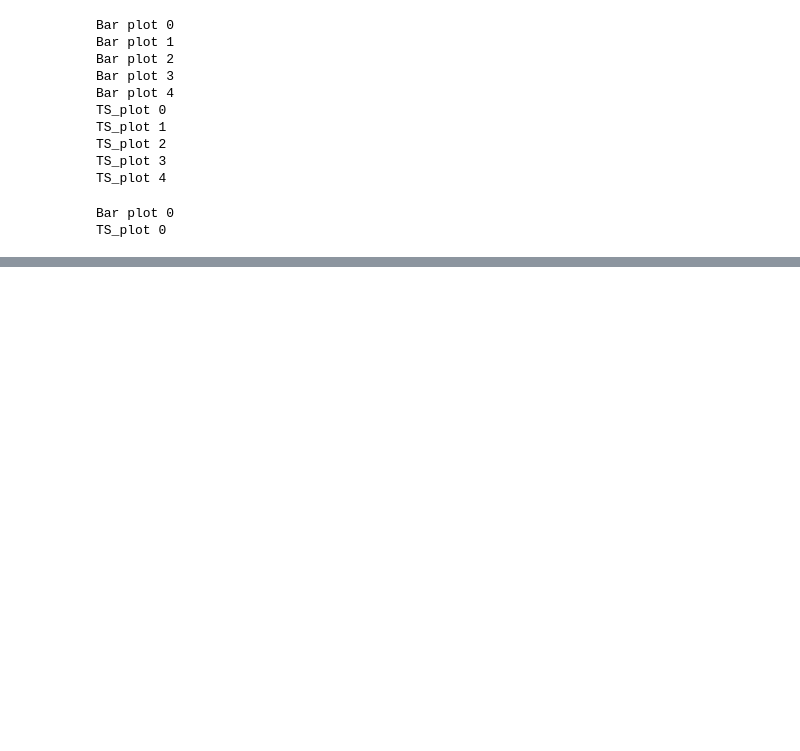
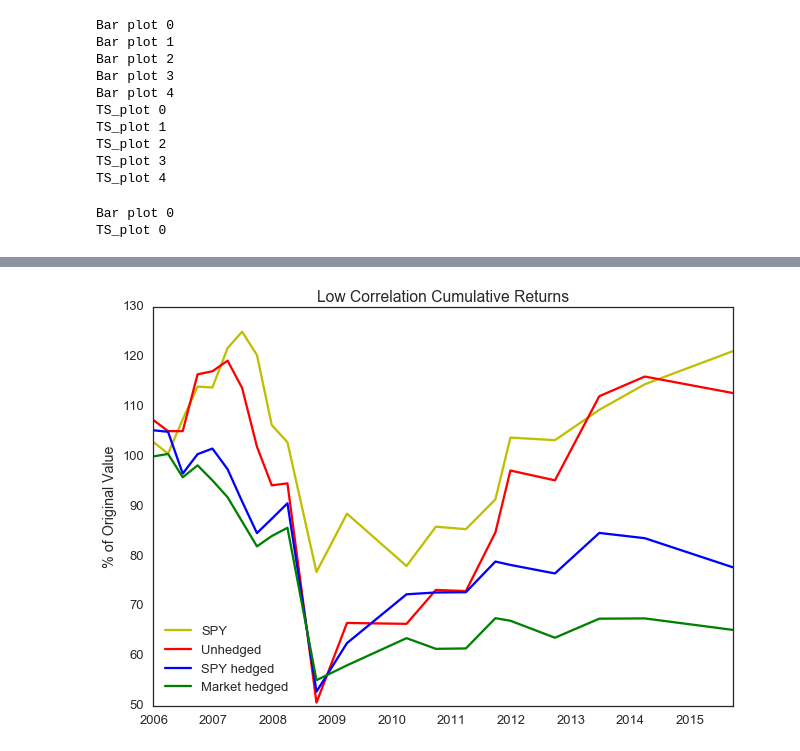
Before and after one commit to AC297R-Project/AC297_beta, a Jupyter notebook: work/Junge/workbook19.ipynb, the cells around one changed output, grey strips where cells are left out. Cells and saved outputs as stored; diff of their text form; code cells hidden in the pictures; blank space fills up the shorter version.

```diff
--- a/work/Junge/workbook19.ipynb
+++ b/work/Junge/workbook19.ipynb
@@ -82,0 +372,4 @@ TS_plot 0
+# %%
+print_cum_returns(mean_results_df_low, "Low Correlation")
+# %% [output]
+[figure, added]
```
Also changed, not shown: parts of 12 cells of this notebook, 1 other file.
